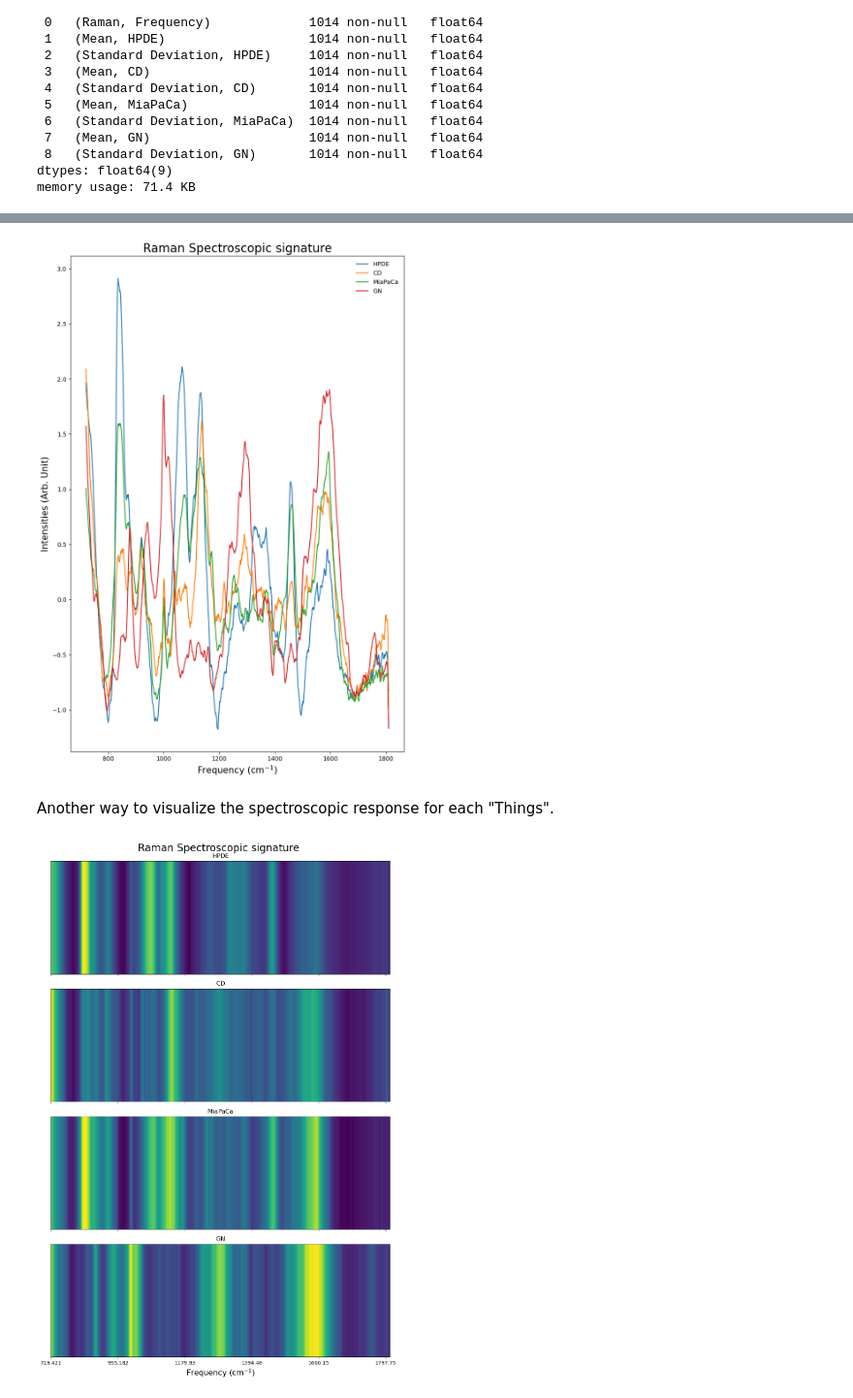
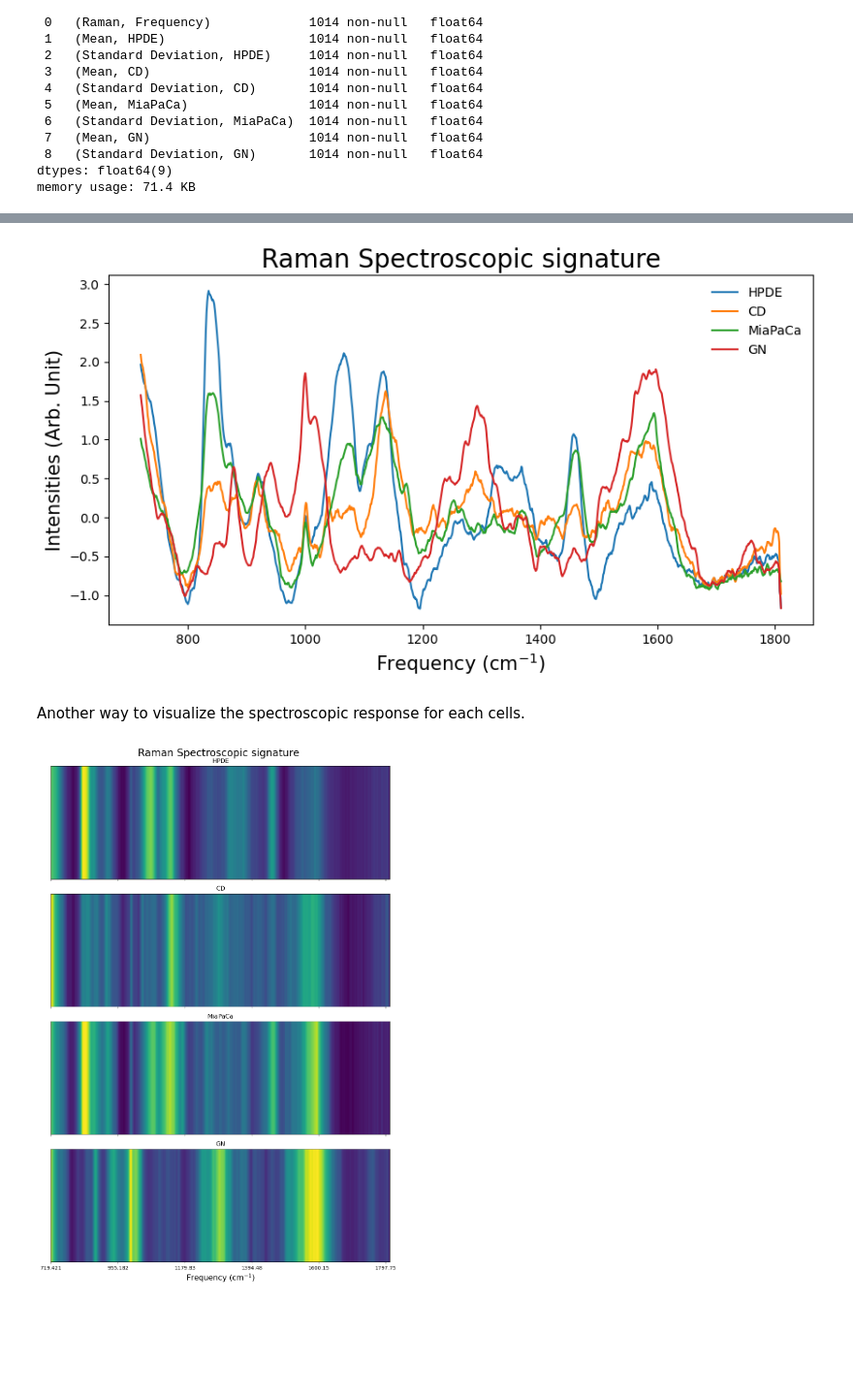
Before and after one commit to kpark11/Springboard, a Jupyter notebook: Capstone-Project/SERS_Raman_Pancreatic_Cancer/SERS_Raman_Pancreatic_Cancer.ipynb, the cells around one changed output, grey strips where cells are left out. Shown at 97% size. Saved outputs shown, nothing was run; the diff lists cells and outputs as text; code cells hidden in the pictures; blank space fills up the shorter version.

```diff
--- a/Capstone-Project/SERS_Raman_Pancreatic_Cancer/SERS_Raman_Pancreatic_Cancer.ipynb
+++ b/Capstone-Project/SERS_Raman_Pancreatic_Cancer/SERS_Raman_Pancreatic_Cancer.ipynb
@@ -70,18 +70,19 @@ Of course, this is spectroscopic data, which means that x-axis will be in freque
 # %%
 pd.option_context('mode.use_inf_as_na', True)
+plt.figure(figsize=(10,5))
 plt.title('Raman Spectroscopic signature', fontsize = 20)
 plt.plot(df_average.Raman.Frequency,df_average.Mean.HPDE,label='HPDE')
 plt.plot(df_average.Raman.Frequency,df_average.Mean.CD,label='CD')
 plt.plot(df_average.Raman.Frequency,df_average.Mean.MiaPaCa,label='MiaPaCa')
 plt.plot(df_average.Raman.Frequency,df_average.Mean.GN,label='GN')
 plt.xlabel(r'Frequency (cm$^{-1}$)',fontsize=15)
 plt.ylabel(r'Intensities (Arb. Unit)',fontsize=15)
 plt.legend(frameon=False)
 plt.show()
 # %% [output]
-[figure, old version]
+[figure, new version]
 # %% [markdown]
-Another way to visualize the spectroscopic response for each "Things".
+Another way to visualize the spectroscopic response for each cells.
 # %%
 fig, ax = plt.subplots(4,1,sharex=True,sharey=True)
 fig.suptitle('Raman Spectroscopic signature', fontsize = 20)
```
Also changed, not shown: parts of 52 cells of this notebook, 1 other file.
